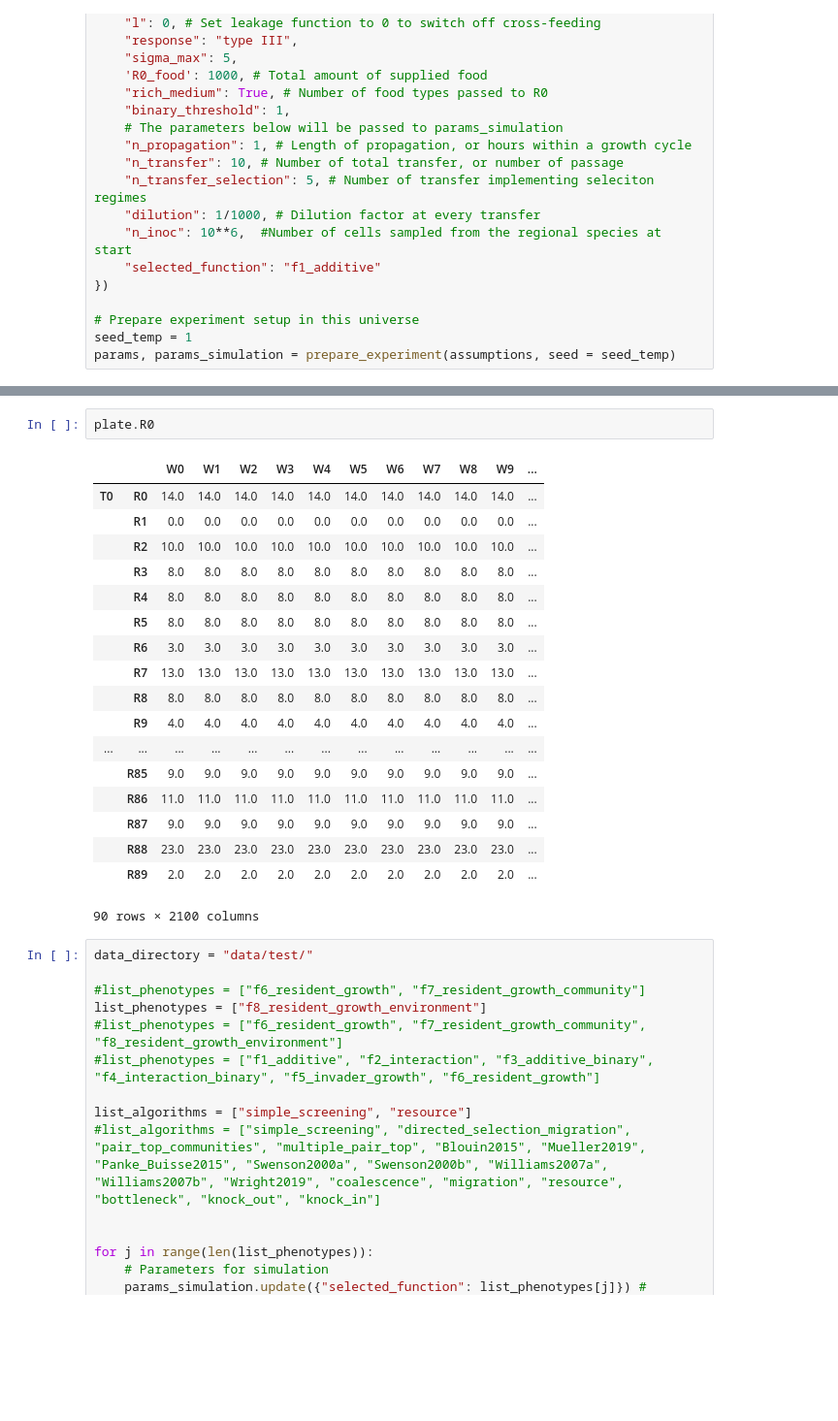
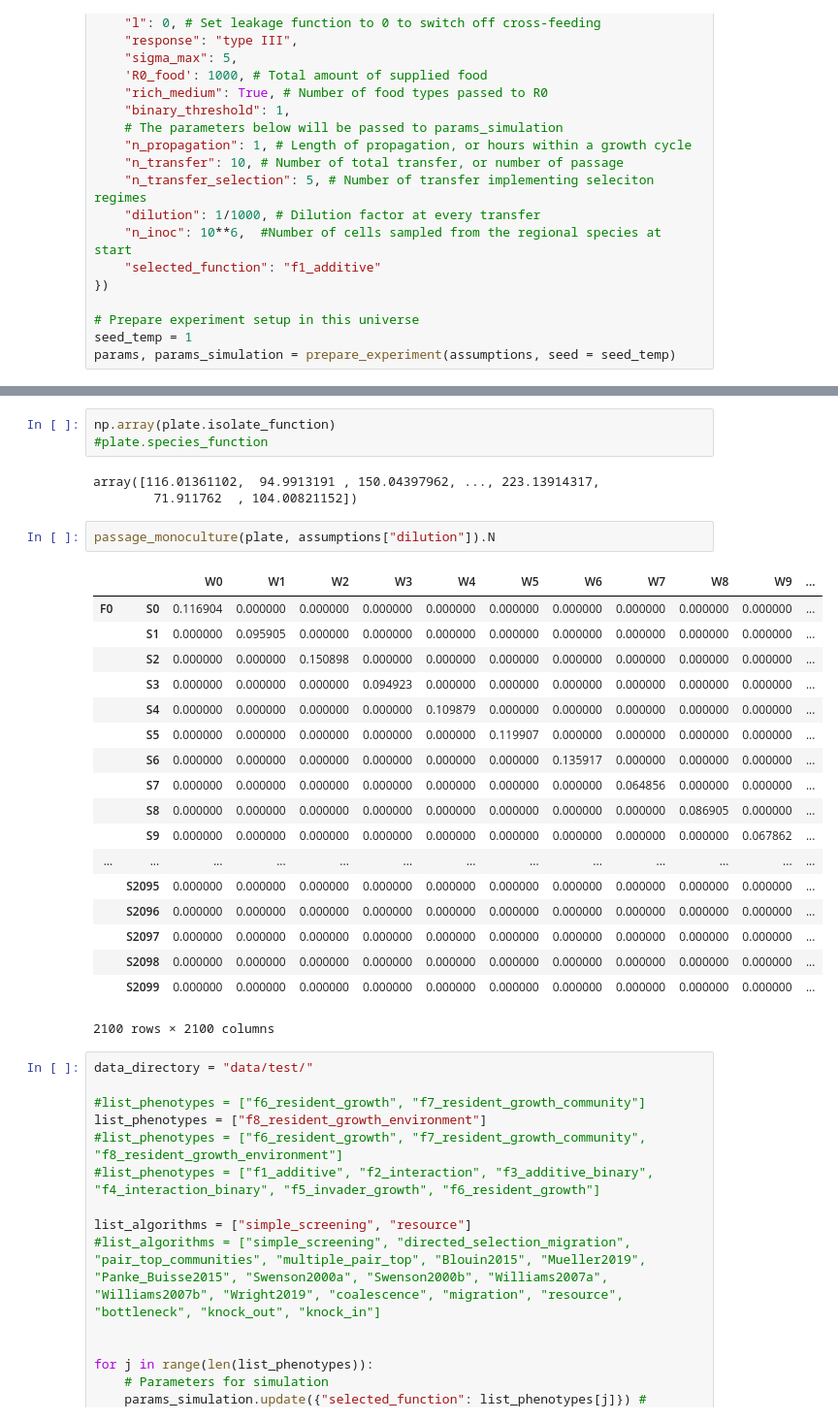
Before and after one commit to Chang-Yu-Chang/ecoprospector, a Jupyter notebook: test_playground.ipynb, the cells around one changed output, grey strips where cells are left out. Shown at 97% size. Saved outputs shown, nothing was run; the diff lists cells and outputs as text; blank space fills up the shorter version.

Commit message:
isolate plate

```diff
--- a/test_playground.ipynb
+++ b/test_playground.ipynb
@@ -113,26 +118,32 @@ plate = add_community_function(plate, dynamics, assumptions, params, params_simu
 
 [2100 rows x 2100 columns]
-# %%
-plate.R0
-# %% [output]
-|  |  | W0 | W1 | W2 | W3 | W4 | W5 | W6 | W7 | W8 | W9 | ... |
-| T0 | R0 | 14.0 | 14.0 | 14.0 | 14.0 | 14.0 | 14.0 | 14.0 | 14.0 | 14.0 | 14.0 | ... |
-|  | R1 | 0.0 | 0.0 | 0.0 | 0.0 | 0.0 | 0.0 | 0.0 | 0.0 | 0.0 | 0.0 | ... |
-|  | R2 | 10.0 | 10.0 | 10.0 | 10.0 | 10.0 | 10.0 | 10.0 | 10.0 | 10.0 | 10.0 | ... |
-|  | R3 | 8.0 | 8.0 | 8.0 | 8.0 | 8.0 | 8.0 | 8.0 | 8.0 | 8.0 | 8.0 | ... |
-|  | R4 | 8.0 | 8.0 | 8.0 | 8.0 | 8.0 | 8.0 | 8.0 | 8.0 | 8.0 | 8.0 | ... |
-|  | R5 | 8.0 | 8.0 | 8.0 | 8.0 | 8.0 | 8.0 | 8.0 | 8.0 | 8.0 | 8.0 | ... |
-|  | R6 | 3.0 | 3.0 | 3.0 | 3.0 | 3.0 | 3.0 | 3.0 | 3.0 | 3.0 | 3.0 | ... |
-|  | R7 | 13.0 | 13.0 | 13.0 | 13.0 | 13.0 | 13.0 | 13.0 | 13.0 | 13.0 | 13.0 | ... |
-|  | R8 | 8.0 | 8.0 | 8.0 | 8.0 | 8.0 | 8.0 | 8.0 | 8.0 | 8.0 | 8.0 | ... |
-|  | R9 | 4.0 | 4.0 | 4.0 | 4.0 | 4.0 | 4.0 | 4.0 | 4.0 | 4.0 | 4.0 | ... |
-| ... | ... | ... | ... | ... | ... | ... | ... | ... | ... | ... | ... | ... |
-|  | R85 | 9.0 | 9.0 | 9.0 | 9.0 | 9.0 | 9.0 | 9.0 | 9.0 | 9.0 | 9.0 | ... |
-|  | R86 | 11.0 | 11.0 | 11.0 | 11.0 | 11.0 | 11.0 | 11.0 | 11.0 | 11.0 | 11.0 | ... |
-|  | R87 | 9.0 | 9.0 | 9.0 | 9.0 | 9.0 | 9.0 | 9.0 | 9.0 | 9.0 | 9.0 | ... |
-|  | R88 | 23.0 | 23.0 | 23.0 | 23.0 | 23.0 | 23.0 | 23.0 | 23.0 | 23.0 | 23.0 | ... |
-|  | R89 | 2.0 | 2.0 | 2.0 | 2.0 | 2.0 | 2.0 | 2.0 | 2.0 | 2.0 | 2.0 | ... |
-90 rows × 2100 columns
+# %%
+np.array(plate.isolate_function)
+#plate.species_function
+# %% [output]
+array([116.01361102,  94.9913191 , 150.04397962, ..., 223.13914317,
+        71.911762  , 104.00821152])
+# %%
+passage_monoculture(plate, assumptions["dilution"]).N
+# %% [output]
+|  |  | W0 | W1 | W2 | W3 | W4 | W5 | W6 | W7 | W8 | W9 | ... |
+| F0 | S0 | 0.116904 | 0.000000 | 0.000000 | 0.000000 | 0.000000 | 0.000000 | 0.000000 | 0.000000 | 0.000000 | 0.000000 | ... |
+|  | S1 | 0.000000 | 0.095905 | 0.000000 | 0.000000 | 0.000000 | 0.000000 | 0.000000 | 0.000000 | 0.000000 | 0.000000 | ... |
+|  | S2 | 0.000000 | 0.000000 | 0.150898 | 0.000000 | 0.000000 | 0.000000 | 0.000000 | 0.000000 | 0.000000 | 0.000000 | ... |
+|  | S3 | 0.000000 | 0.000000 | 0.000000 | 0.094923 | 0.000000 | 0.000000 | 0.000000 | 0.000000 | 0.000000 | 0.000000 | ... |
+|  | S4 | 0.000000 | 0.000000 | 0.000000 | 0.000000 | 0.109879 | 0.000000 | 0.000000 | 0.000000 | 0.000000 | 0.000000 | ... |
+|  | S5 | 0.000000 | 0.000000 | 0.000000 | 0.000000 | 0.000000 | 0.119907 | 0.000000 | 0.000000 | 0.000000 | 0.000000 | ... |
+|  | S6 | 0.000000 | 0.000000 | 0.000000 | 0.000000 | 0.000000 | 0.000000 | 0.135917 | 0.000000 | 0.000000 | 0.000000 | ... |
+|  | S7 | 0.000000 | 0.000000 | 0.000000 | 0.000000 | 0.000000 | 0.000000 | 0.000000 | 0.064856 | 0.000000 | 0.000000 | ... |
+|  | S8 | 0.000000 | 0.000000 | 0.000000 | 0.000000 | 0.000000 | 0.000000 | 0.000000 | 0.000000 | 0.086905 | 0.000000 | ... |
+|  | S9 | 0.000000 | 0.000000 | 0.000000 | 0.000000 | 0.000000 | 0.000000 | 0.000000 | 0.000000 | 0.000000 | 0.067862 | ... |
+| ... | ... | ... | ... | ... | ... | ... | ... | ... | ... | ... | ... | ... |
+|  | S2095 | 0.000000 | 0.000000 | 0.000000 | 0.000000 | 0.000000 | 0.000000 | 0.000000 | 0.000000 | 0.000000 | 0.000000 | ... |
+|  | S2096 | 0.000000 | 0.000000 | 0.000000 | 0.000000 | 0.000000 | 0.000000 | 0.000000 | 0.000000 | 0.000000 | 0.000000 | ... |
+|  | S2097 | 0.000000 | 0.000000 | 0.000000 | 0.000000 | 0.000000 | 0.000000 | 0.000000 | 0.000000 | 0.000000 | 0.000000 | ... |
+|  | S2098 | 0.000000 | 0.000000 | 0.000000 | 0.000000 | 0.000000 | 0.000000 | 0.000000 | 0.000000 | 0.000000 | 0.000000 | ... |
+|  | S2099 | 0.000000 | 0.000000 | 0.000000 | 0.000000 | 0.000000 | 0.000000 | 0.000000 | 0.000000 | 0.000000 | 0.000000 | ... |
+2100 rows × 2100 columns
 # %%
 data_directory = "data/test/"
 
```
Also changed, not shown: parts of 1 cell of this notebook, 1 other file.
